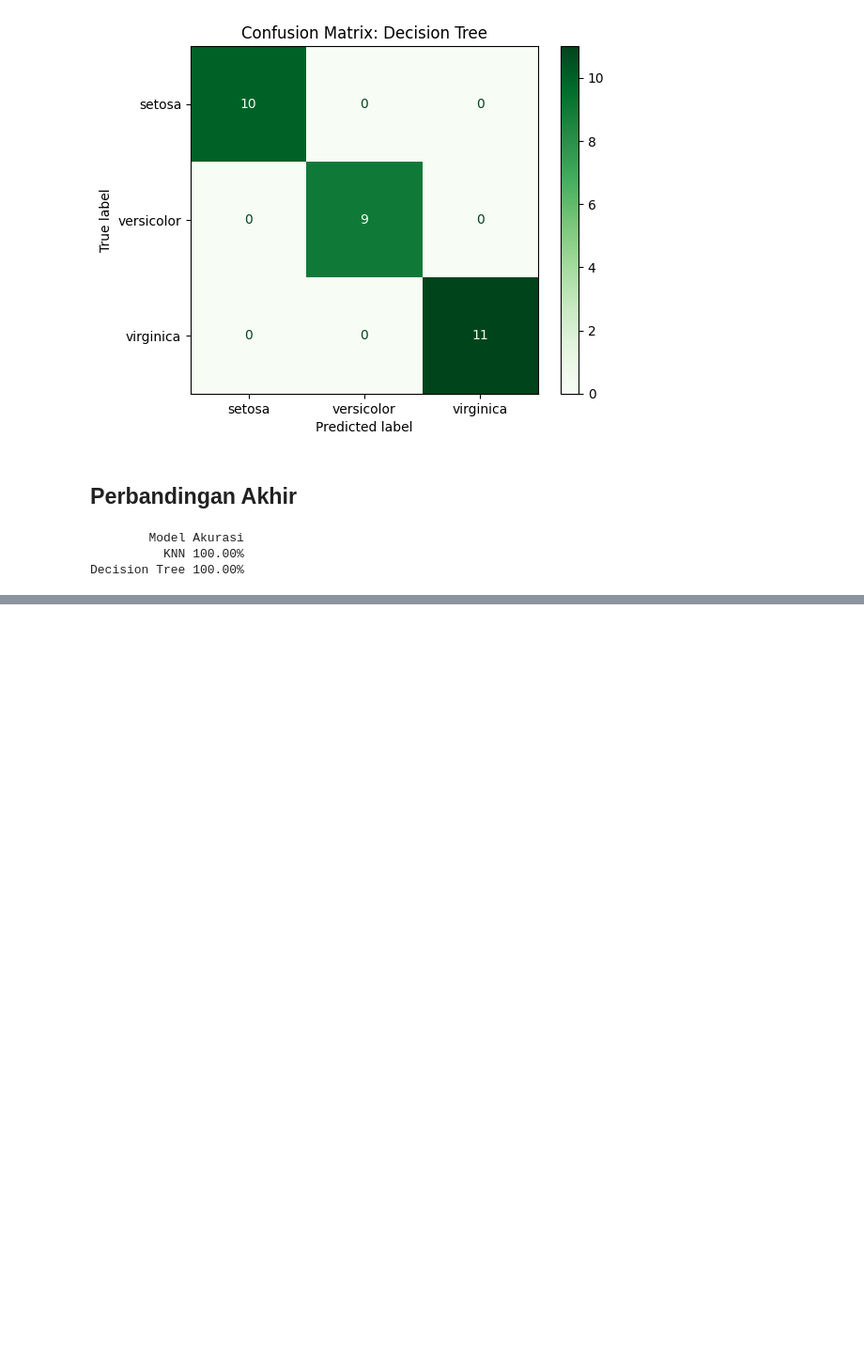
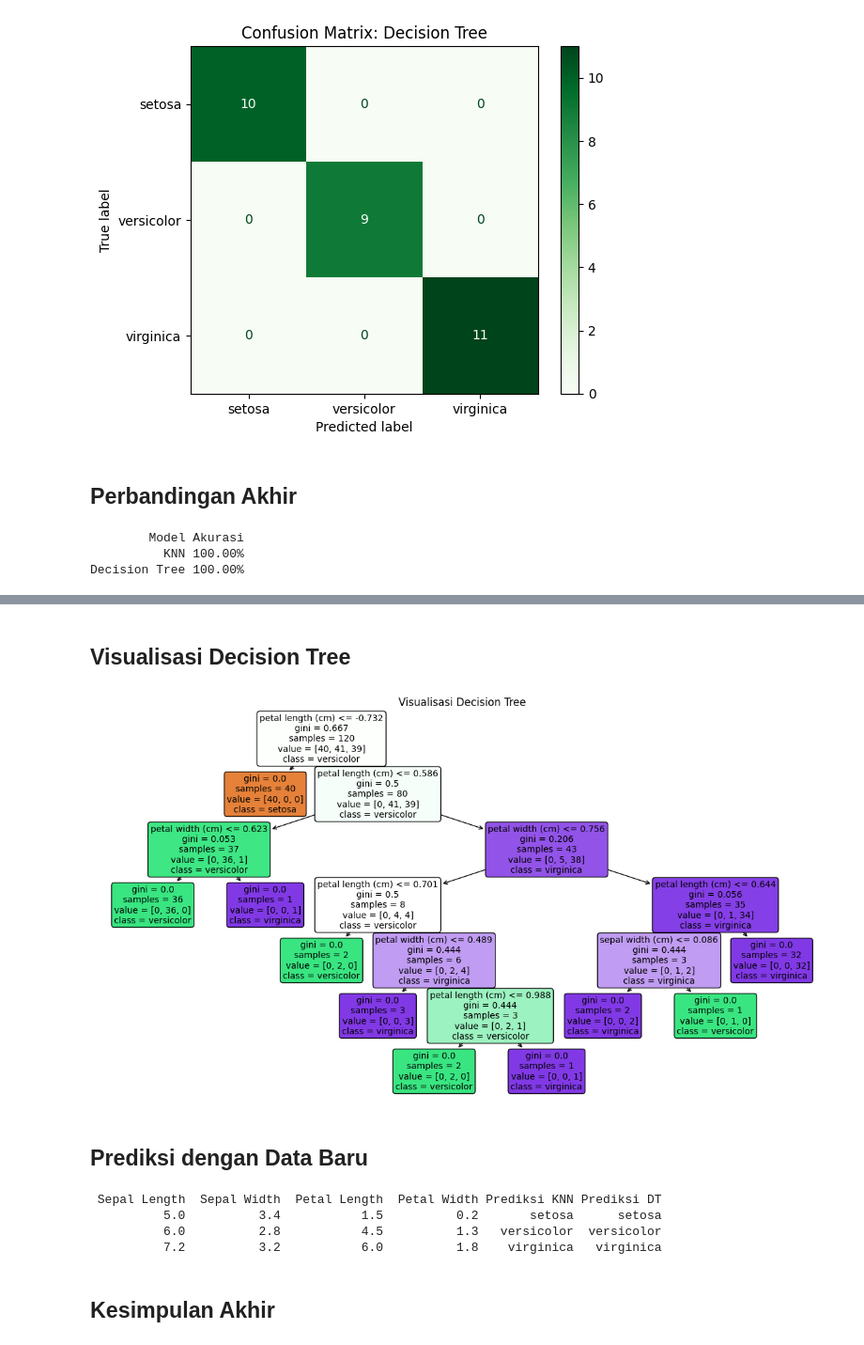
Before and after one commit to r021n/simple-machine-learing, a Jupyter notebook: Klasifikasi_Bunga_Iris.ipynb, the cells around one changed output, grey strips where cells are left out. Shown at 94% size. Cells and saved outputs as stored; diff of their text form; code cells hidden in the pictures; blank space fills up the shorter version.

```diff
--- a/Klasifikasi_Bunga_Iris.ipynb
+++ b/Klasifikasi_Bunga_Iris.ipynb
@@ -310,0 +336,41 @@ Decision Tree 100.00%
+# %% [markdown]
+## Visualisasi Decision Tree
+# %%
+from sklearn.tree import plot_tree
+
+plt.figure(figsize=(15, 8))
+plot_tree(dt, feature_names=iris.feature_names, class_names=iris.target_names,
+          filled=True, rounded=True, fontsize=10)
+plt.title("Visualisasi Decision Tree")
+plt.show()
+# %% [output]
+[figure, added]
+# %% [markdown]
+## Prediksi dengan Data Baru
+# %%
+bunga_baru = [[5.0, 3.4, 1.5, 0.2],
+              [6.0, 2.8, 4.5, 1.3],
+              [7.2, 3.2, 6.0, 1.8]]
+
+bunga_baru_scaled = scaler.transform(bunga_baru)
+
+pred_knn = knn.predict(bunga_baru_scaled)
+pred_dt = dt.predict(bunga_baru_scaled)
+
+hasil = pd.DataFrame({
+    'Sepal Length': [b[0] for b in bunga_baru],
+    'Sepal Width': [b[1] for b in bunga_baru],
+    'Petal Length': [b[2] for b in bunga_baru],
+    'Petal Width': [b[3] for b in bunga_baru],
+    'Prediksi KNN': [iris.target_names[p] for p in pred_knn],
+    'Prediksi DT': [iris.target_names[p] for p in pred_dt]
+})
+
+print(hasil.to_string(index=False))
+# %% [output]
+ Sepal Length  Sepal Width  Petal Length  Petal Width Prediksi KNN Prediksi DT
+          5.0          3.4           1.5          0.2       setosa      setosa
+          6.0          2.8           4.5          1.3   versicolor  versicolor
+          7.2          3.2           6.0          1.8    virginica   virginica
+# %% [markdown]
+## Kesimpulan Akhir
```
Also changed, not shown: parts of 4 cells of this notebook.
